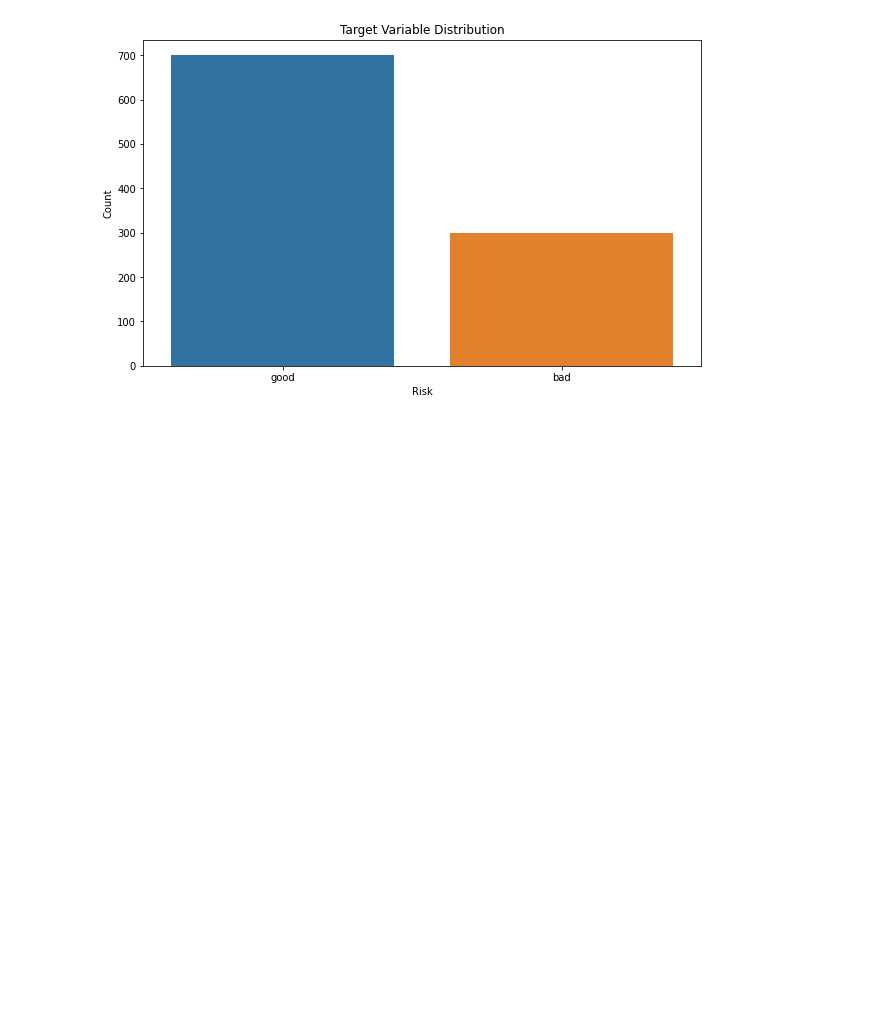
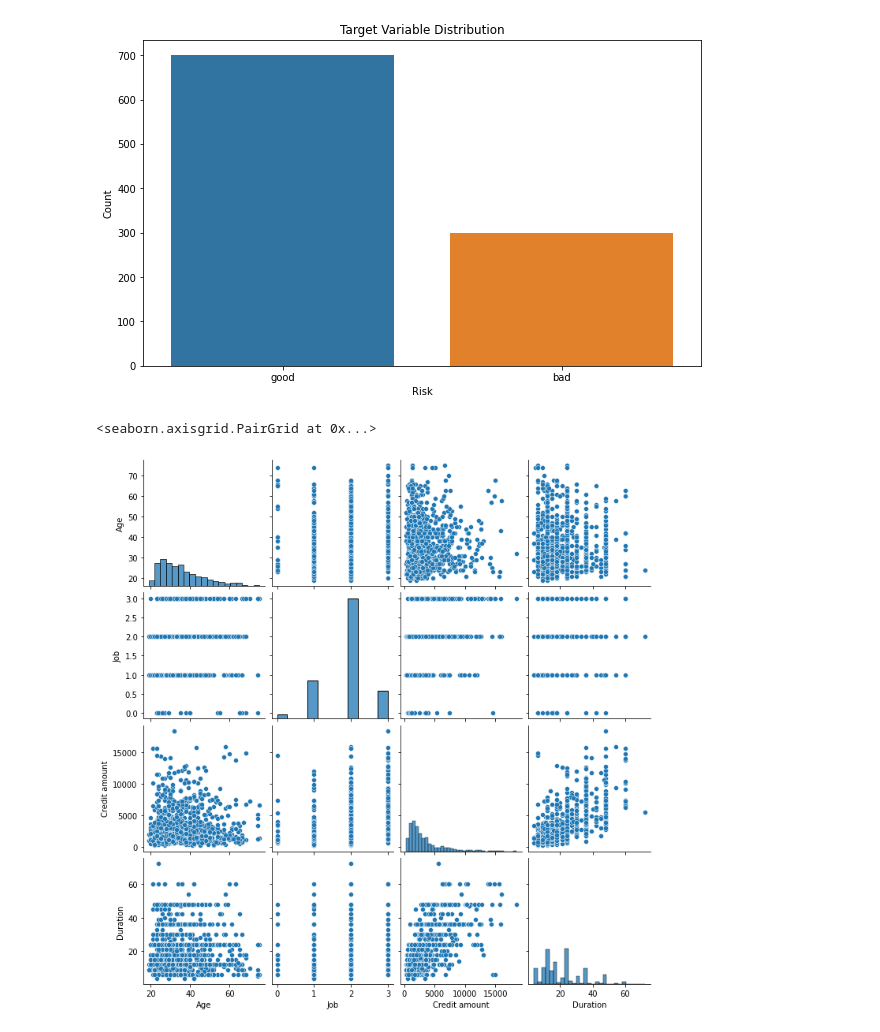
Before and after one commit to bigdatavietnam-org/german-credit-risk, a Jupyter notebook: german-credit-risk.ipynb, the cells around one changed output. Cells and saved outputs as stored; diff of their text form; code cells hidden in the pictures; blank space fills up the shorter version.

```diff
--- a/german-credit-risk.ipynb
+++ b/german-credit-risk.ipynb
@@ -114,3 +114,8 @@ plt.ylabel("Count")
 plt.show()
 # %% [output]
 [figure]
+# %%
+sns.pairplot(data=credit_df)
+# %% [output]
+<seaborn.axisgrid.PairGrid at 0x...>
+[figure, added]
```
Also changed, not shown: parts of 1 cell of this notebook.
